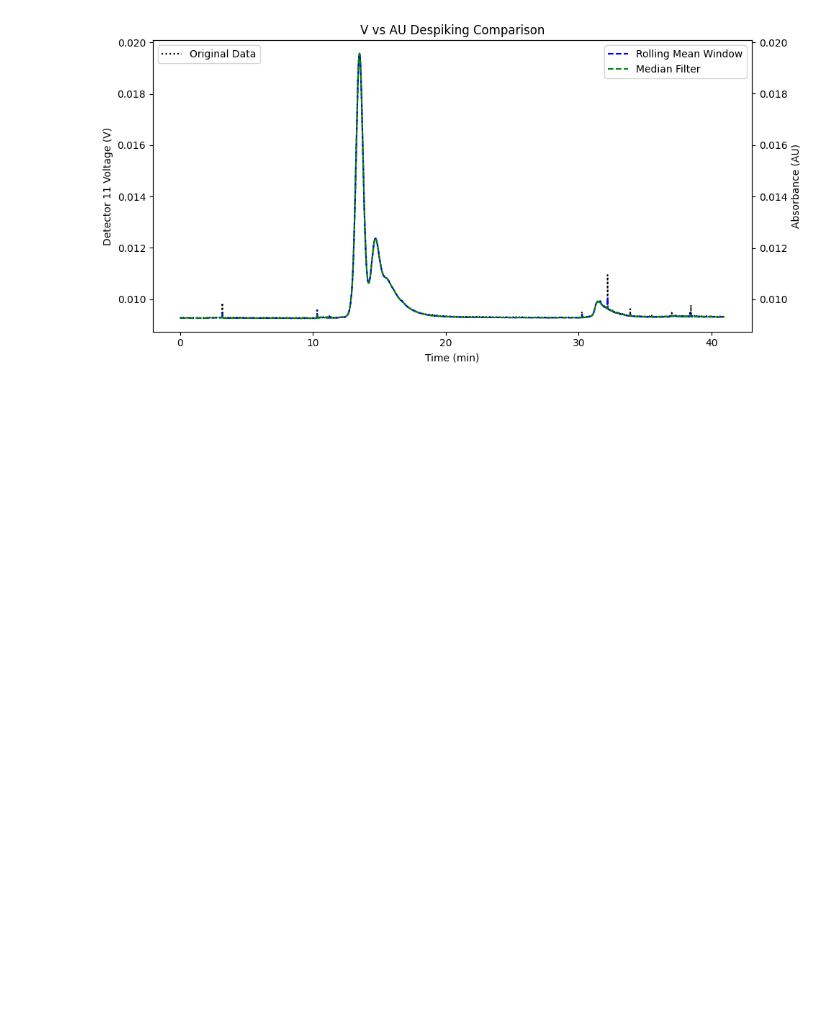
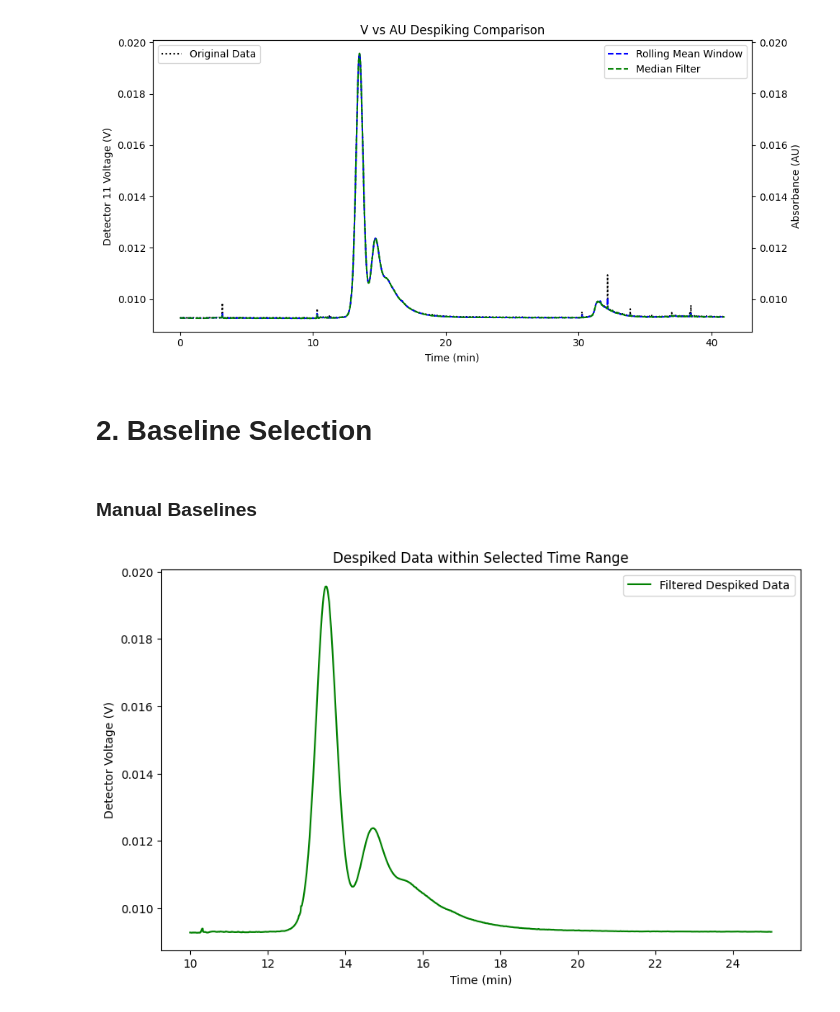
Before and after one commit to CheffySins/NMI-Placement-2024, a Jupyter notebook: Notebooks/NMI - Practical Notebook.ipynb, the cells around one changed output. Saved outputs shown, nothing was run; the diff lists cells and outputs as text; code cells hidden in the pictures; blank space fills up the shorter version.

Commit message:
Despiking, Baseline Selection and Peaks updates

```diff
--- a/Notebooks/NMI - Practical Notebook.ipynb
+++ b/Notebooks/NMI - Practical Notebook.ipynb
@@ -18,7 +19,7 @@ from scipy.signal import medfilt
 Data/InstrumentL 588_2024-08-15 16-23 - BSA (37 C) 2gL 50uL (LC - A-RC 10 kDa-Water) Vcf100 Vx400g Vf400.csv
 # %%
 # Data File Import
-data = pd.read_csv('InstrumentL 588_2024-08-15 16-23 - BSA (37 C) 2gL 50uL (LC - A-RC 10 kDa-Water) Vcf100 Vx400g Vf400.csv')
+data = pd.read_csv('/Users/amr/Documents/GitHub/NMI-Placement-2024/Data/InterpolatedL 588_2024-08-15 16-23 - BSA (37 C) 2gL 50uL (LC - A-RC 10 kDa-Water) Vcf100 Vx400g Vf400.csv')
 time = data['time (min)']
 signal_intensity = data['raw light scattering data: detector voltage  (V) detector 11']
 absorbance_UV1 = data['UV absorbance data: absorbance  (AU) channel 1']
@@ -145,3 +142,27 @@ plt.tight_layout()
 plt.show()
 # %% [output]
 [figure]
+# %% [markdown]
+# 2. Baseline Selection
+# %% [markdown]
+### Manual Baselines
+# %%
+#Definitions
+start_time = 10
+end_time = 25
+
+# Filter the data to include only defined times
+filtered_indices = (time >= start_time) & (time <= end_time)
+filtered_time = time[filtered_indices]
+filtered_signal = median_signalIntensity[filtered_indices]
+
+# plot
+plt.figure(figsize=(10,6))
+plt.plot(filtered_time,filtered_signal, label='Filtered Despiked Data',color='green')
+plt.xlabel('Time (min)')
+plt.ylabel('Detector Voltage (V)')
+plt.title('Despiked Data within Selected Time Range')
+plt.legend()
+plt.show()
+# %% [output]
+[figure, added]
```
Also changed, not shown: parts of 10 cells of this notebook, 5 other files.
